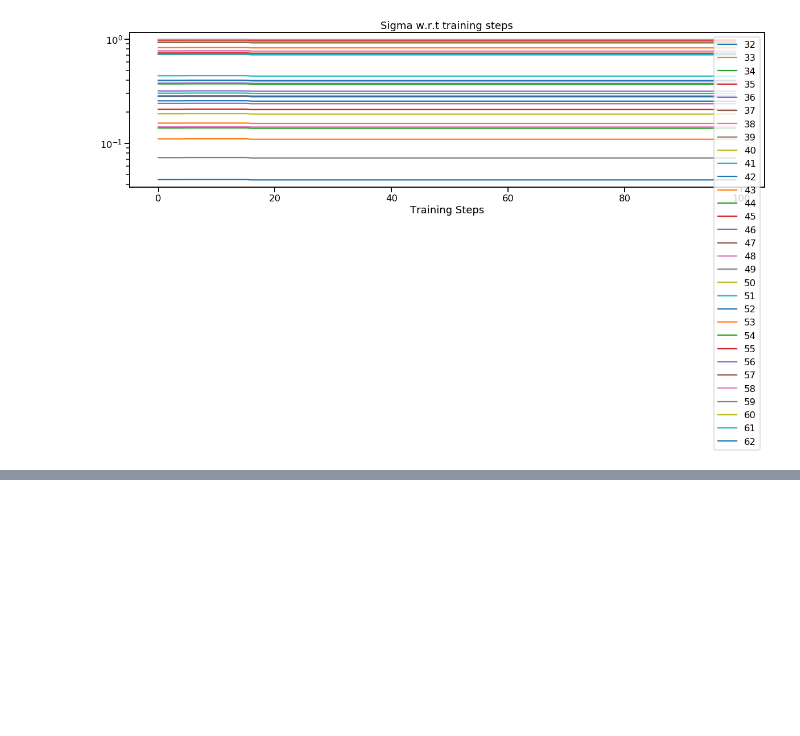
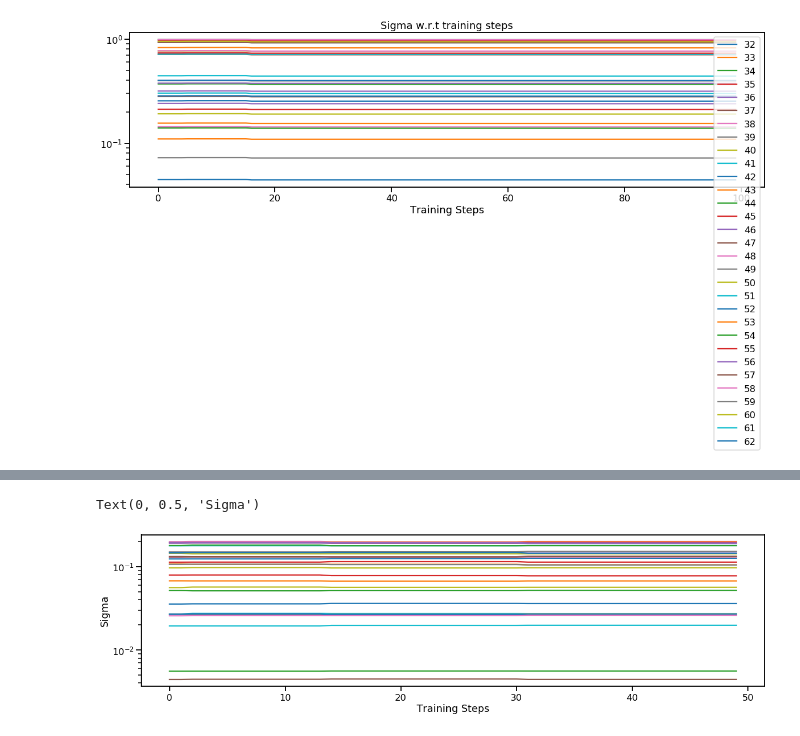
Before and after one commit to AutomnePAN/INF581-project-daxigua, a Jupyter notebook: Policy_Search_Agent.ipynb, the cells around one changed output, grey strips where cells are left out. Cells and saved outputs as stored; diff of their text form; code cells hidden in the pictures; blank space fills up the shorter version.

```diff
--- a/Policy_Search_Agent.ipynb
+++ b/Policy_Search_Agent.ipynb
@@ -544,0 +660,7 @@ plt.hist(scores)
+# %%
+ax = df[list(range(32, 63))].plot(logy=True, figsize=(20, 5), legend = False)
+plt.xlabel("Training Steps")
+plt.ylabel("Sigma")
+# %% [output]
+Text(0, 0.5, 'Sigma')
+[figure, added]
```
Also changed, not shown: parts of 18 cells of this notebook, 7 other files.
